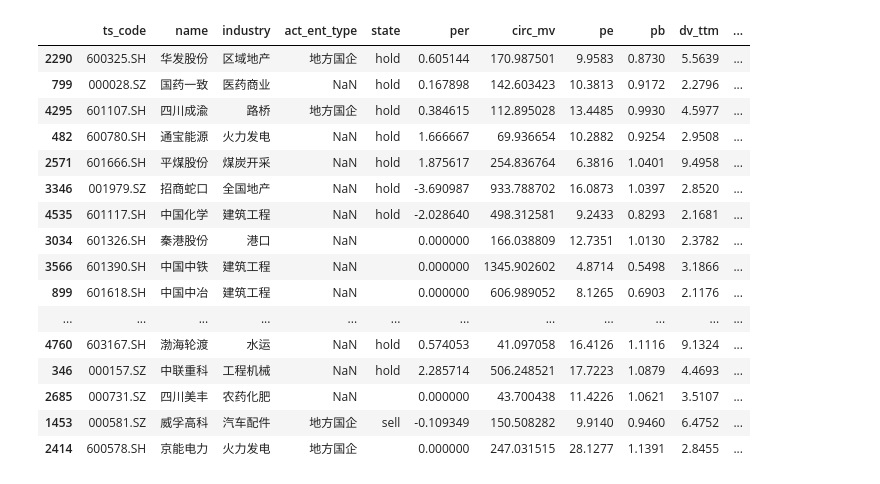
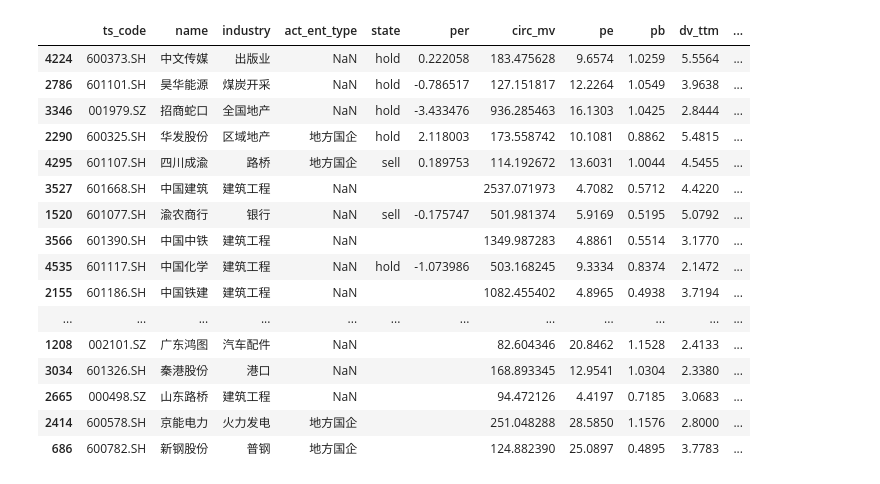
Before and after one commit to pickteemo/stock, a Jupyter notebook: 4_sort.ipynb, the cells around one changed output. Drawn from its saved outputs; the diff is of its cells as text; code cells hidden in the pictures.

```diff
--- a/4_sort.ipynb
+++ b/4_sort.ipynb
@@ -115,31 +122,23 @@ hold_dict = {
     '001376.SZ': 15.8, # 百通
     '001979.SZ': 11.65, # 招商蛇口
     '002546.SZ': 4.23, # 新联电子
-    '159509.SZ': 1.546, # 纳指科技
+    '159329.SZ': 1.035, # 沙特
     '159529.SZ': 1.404, # 标普消费
-    '159687.SZ': 1.292, # 亚太精选
     '159869.SZ': 1.064, # 游戏 etf
     '159941.SZ': 1.203, # 纳指
-    '164824.SZ': 1.579,  # 印度
     '300784.SZ': 68.90, # 利安
     '300998.SZ': 17.20, # 宁波方正
     '301107.SZ': 28.84, # 瑜欣电子
     '301212.SZ': 26.35, # 联盛化学
-    '501018.SH': 1.203, # 南方原油
-    '501300.SH': 0.970, # 美元债
     '511090.SH': 118.687, # 30年国债
+    '511380.SH': 11.703, # 可转债
     '511520.SH': 112.668, # 政金债
     '513030.SH': 1.487, # 德国
-    '513080.SH': 1.508, # 法国
-    '513290.SH': 1.225, # 纳指生物
     '513400.SH': 1.197, # 道琼斯
     '513500.SH': 2.23, # 标普500
-    '513520.SH': 1.460, # 日经
     '513730.SH': 1.412, # 东南亚
-    '513800.SH': 1.410, # 东证
     '515790.SH': 0.894, # 光伏
     '516160.SH': 2.062, # 新能源
-    '518880.SH': 5.941, # 黄金
     '562800.SH': 0.562, # 稀有金属
     '588290.SH': 1.501, # 芯片科创
     '600016.SH': 4.09, # 民生银行
@@ -150,7 +149,7 @@ hold_dict = {
     '600780.SH': 6.00, # 通宝能源
     '600900.SH': 28.39, # 长江电力
     '601068.SH': 4.75, # 中铝
-    '601107.SH': 5.20, # 四川成渝
+    '601101.SH': 8.9, # 昊华科技
     '601117.SH': 8.38, # 中国化学
     '601666.SH': 10.13, # 平煤股份
     '603056.SH': 14.4, # 德邦股份
@@ -164,6 +163,9 @@ hold_dict = {
     '688695.SH': 34.91, # 中创
 }
 recent_sell_dict = {
+    #12.12
+    '601107.SH': 5.27, # 四川成渝
+
     #12.10
     '300995.SZ': 19.47, # 奇德新材
     '600036.SH': 38.92, # 招商银行
@@ -229,7 +231,7 @@ recent_sell_dict = {
 
 def apply_info(df):
     df['state'] = ''
-    df['per'] = 0
+    df['per'] = ''
     for i in df.index:
         ts_code = df.loc[i, 'ts_code']
         if ts_code in hold_dict:
@@ -248,7 +250,7 @@ def apply_info(df):
 mini_df = industry_df[industry_df['pe'] > 0]
 mini_df = mini_df[mini_df['ts_code'].isin(up_list)]
 print(len(mini_df))
-base_mv_per = industry_df["circ_mv"].quantile(0.1)
+base_mv_per = industry_df["circ_mv"].quantile(0.05)
 mini_df = mini_df[mini_df["circ_mv"] < base_mv_per]
 mini_df['circ_mv'] = mini_df['circ_mv'] / 10000
 print(base_mv_per)
@@ -258,21 +260,17 @@ print(len(mini_df))
 for i in mini_df.index:
     ts_code = mini_df.loc[i, 'ts_code']
     df = pd.read_csv(os.path.join(daily_data_dir, f"{ts_code}.csv"))
-    df = apply_rsi(df)
+    df = apply_bbands(df,period=60)
     df = df.sort_values(by="trade_date", ascending=False)
     df = df.head(1)
-    mini_df.loc[i, 'rsi12'] = df['rsi12'].iloc[0]
-    mini_df.loc[i, 'rsi60'] = df['rsi60'].iloc[0]
-    mini_df.loc[i, 'rsi120'] = df['rsi120'].iloc[0]
-    mini_df.loc[i, 'min_rsi'] = df['min_rsi'].iloc[0]
+    mini_df.loc[i, 'rel'] = df['rel'].iloc[0]
 
-mini_df["min_rsi"] = mini_df['rsi12'] + mini_df['rsi60'] + mini_df['rsi120']
-mini_df = mini_df.sort_values(by="min_rsi", ascending=True)
+mini_df = mini_df.sort_values(by="rel", ascending=True)
 apply_info(mini_df)
 
 # mini_df = mini_df.sort_values(by='circ_mv')
 # mini_df = mini_df.drop_duplicates(subset='industry', keep='first')
 mini_df.to_csv("data/mini_df.csv")
-mini_df[['ts_code', 'name','industry','act_ent_type','state','per','circ_mv','pe','pb','dv_ttm','rsi12','rsi60','rsi120','min_rsi']].head(30)
+mini_df[['ts_code', 'name','industry','act_ent_type','state','per','circ_mv','pe','pb','dv_ttm','rel']].head(30)
 # mini_df[['ts_code', 'name','industry','circ_mv','pe','pb','dv_ttm']].head(20)
 # %% [output]
@@ -337,19 +335,15 @@ print(len(pb_df))
 for i in pb_df.index:
     ts_code = pb_df.loc[i, 'ts_code']
     df = pd.read_csv(os.path.join(daily_data_dir, f"{ts_code}.csv"))
-    df = apply_rsi(df)
+    df = apply_bbands(df,period=60)
     df = df.sort_values(by="trade_date", ascending=False)
     df = df.head(1)
-    pb_df.loc[i, 'rsi12'] = df['rsi12'].iloc[0]
-    pb_df.loc[i, 'rsi60'] = df['rsi60'].iloc[0]
-    pb_df.loc[i, 'rsi120'] = df['rsi120'].iloc[0]
-    pb_df.loc[i, 'min_rsi'] = df['min_rsi'].iloc[0]
+    pb_df.loc[i, 'rel'] = df['rel'].iloc[0]
 
-pb_df["min_rsi"] = pb_df['rsi12'] + pb_df['rsi60'] + pb_df['rsi120']
-pb_df = pb_df.sort_values(by="min_rsi", ascending=True)
+pb_df = pb_df.sort_values(by="rel", ascending=True)
 apply_info(pb_df)
 # pb_df = pb_df.drop_duplicates(subset='industry', keep='first')
 pb_df.to_csv("data/pb_df.csv")
 
-pb_df[['ts_code', 'name','industry','act_ent_type','state','per','circ_mv','pe','pb','dv_ttm','rsi12','rsi60','rsi120','min_rsi']].head(30)
+pb_df[['ts_code', 'name','industry','act_ent_type','state','per','circ_mv','pe','pb','dv_ttm','rel']].head(30)
 # %% [output]
@@ -361,20 +355,20 @@ base_pb:  1.1392 base_df_per:  1.1392
 |  | ts_code | name | industry | act_ent_type | state | per | circ_mv | pe | pb | dv_ttm | ... |
-| 2290 | 600325.SH | 华发股份 | 区域地产 | 地方国企 | hold | 0.605144 | 170.987501 | 9.9583 | 0.8730 | 5.5639 | ... |
-| 799 | 000028.SZ | 国药一致 | 医药商业 | NaN | hold | 0.167898 | 142.603423 | 10.3813 | 0.9172 | 2.2796 | ... |
-| 4295 | 601107.SH | 四川成渝 | 路桥 | 地方国企 | hold | 0.384615 | 112.895028 | 13.4485 | 0.9930 | 4.5977 | ... |
-| 482 | 600780.SH | 通宝能源 | 火力发电 | NaN | hold | 1.666667 | 69.936654 | 10.2882 | 0.9254 | 2.9508 | ... |
-| 2571 | 601666.SH | 平煤股份 | 煤炭开采 | NaN | hold | 1.875617 | 254.836764 | 6.3816 | 1.0401 | 9.4958 | ... |
-| 3346 | 001979.SZ | 招商蛇口 | 全国地产 | NaN | hold | -3.690987 | 933.788702 | 16.0873 | 1.0397 | 2.8520 | ... |
-| 4535 | 601117.SH | 中国化学 | 建筑工程 | NaN | hold | -2.028640 | 498.312581 | 9.2433 | 0.8293 | 2.1681 | ... |
-| 3034 | 601326.SH | 秦港股份 | 港口 | NaN |  | 0.000000 | 166.038809 | 12.7351 | 1.0130 | 2.3782 | ... |
-| 3566 | 601390.SH | 中国中铁 | 建筑工程 | NaN |  | 0.000000 | 1345.902602 | 4.8714 | 0.5498 | 3.1866 | ... |
-| 899 | 601618.SH | 中国中冶 | 建筑工程 | NaN |  | 0.000000 | 606.989052 | 8.1265 | 0.6903 | 2.1176 | ... |
+| 4224 | 600373.SH | 中文传媒 | 出版业 | NaN | hold | 0.222058 | 183.475628 | 9.6574 | 1.0259 | 5.5564 | ... |
+| 2786 | 601101.SH | 昊华能源 | 煤炭开采 | NaN | hold | -0.786517 | 127.151817 | 12.2264 | 1.0549 | 3.9638 | ... |
+| 3346 | 001979.SZ | 招商蛇口 | 全国地产 | NaN | hold | -3.433476 | 936.285463 | 16.1303 | 1.0425 | 2.8444 | ... |
+| 2290 | 600325.SH | 华发股份 | 区域地产 | 地方国企 | hold | 2.118003 | 173.558742 | 10.1081 | 0.8862 | 5.4815 | ... |
+| 4295 | 601107.SH | 四川成渝 | 路桥 | 地方国企 | sell | 0.189753 | 114.192672 | 13.6031 | 1.0044 | 4.5455 | ... |
+| 3527 | 601668.SH | 中国建筑 | 建筑工程 | NaN |  |  | 2537.071973 | 4.7082 | 0.5712 | 4.4220 | ... |
+| 1520 | 601077.SH | 渝农商行 | 银行 | NaN | sell | -0.175747 | 501.981374 | 5.9169 | 0.5195 | 5.0792 | ... |
+| 3566 | 601390.SH | 中国中铁 | 建筑工程 | NaN |  |  | 1349.987283 | 4.8861 | 0.5514 | 3.1770 | ... |
+| 4535 | 601117.SH | 中国化学 | 建筑工程 | NaN | hold | -1.073986 | 503.168245 | 9.3334 | 0.8374 | 2.1472 | ... |
+| 2155 | 601186.SH | 中国铁建 | 建筑工程 | NaN |  |  | 1082.455402 | 4.8965 | 0.4938 | 3.7194 | ... |
 | ... | ... | ... | ... | ... | ... | ... | ... | ... | ... | ... | ... |
-| 4760 | 603167.SH | 渤海轮渡 | 水运 | NaN | hold | 0.574053 | 41.097058 | 16.4126 | 1.1116 | 9.1324 | ... |
-| 346 | 000157.SZ | 中联重科 | 工程机械 | NaN | hold | 2.285714 | 506.248521 | 17.7223 | 1.0879 | 4.4693 | ... |
-| 2685 | 000731.SZ | 四川美丰 | 农药化肥 | NaN |  | 0.000000 | 43.700438 | 11.4226 | 1.0621 | 3.5107 | ... |
-| 1453 | 000581.SZ | 威孚高科 | 汽车配件 | 地方国企 | sell | -0.109349 | 150.508282 | 9.9140 | 0.9460 | 6.4752 | ... |
-| 2414 | 600578.SH | 京能电力 | 火力发电 | 地方国企 |  | 0.000000 | 247.031515 | 28.1277 | 1.1391 | 2.8455 | ... |
+| 1208 | 002101.SZ | 广东鸿图 | 汽车配件 | NaN |  |  | 82.604346 | 20.8462 | 1.1528 | 2.4133 | ... |
+| 3034 | 601326.SH | 秦港股份 | 港口 | NaN |  |  | 168.893345 | 12.9541 | 1.0304 | 2.3380 | ... |
+| 2665 | 000498.SZ | 山东路桥 | 建筑工程 | NaN |  |  | 94.472126 | 4.4197 | 0.7185 | 3.0683 | ... |
+| 2414 | 600578.SH | 京能电力 | 火力发电 | 地方国企 |  |  | 251.048288 | 28.5850 | 1.1576 | 2.8000 | ... |
+| 686 | 600782.SH | 新钢股份 | 普钢 | 地方国企 |  |  | 124.882390 | 25.0897 | 0.4895 | 3.7783 | ... |
 # %%
 buy_df = pd.DataFrame()
 
```
Also changed, not shown: parts of 8 cells of this notebook, 4 other files.
